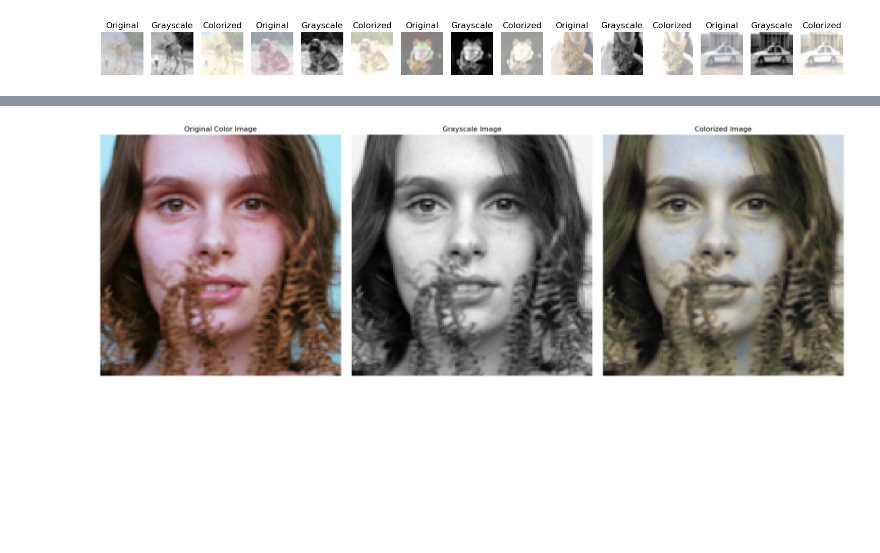
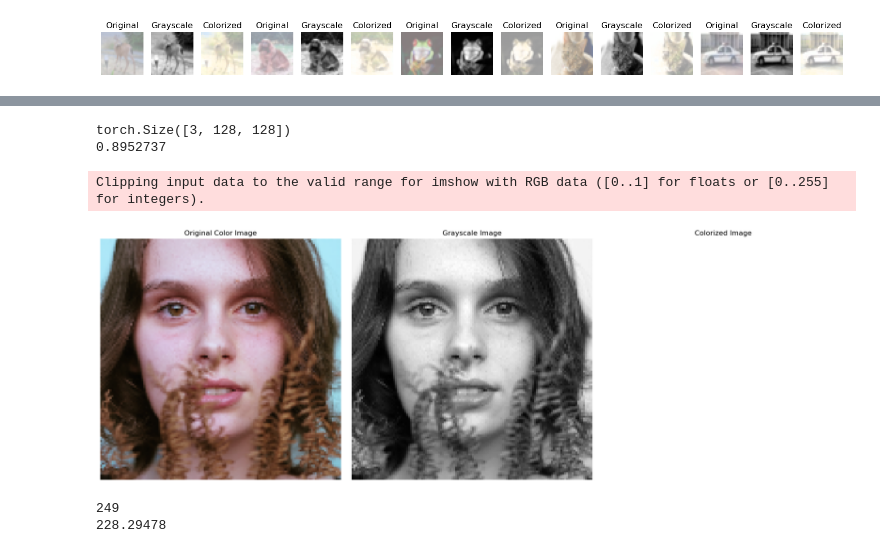
Before and after one commit to Markomrnkvc/Image_colorization, a Jupyter notebook: Image_colorization_notebook/colorization_prototype_notebook.ipynb, the cells around one changed output, grey strips where cells are left out. Cells and saved outputs as stored; diff of their text form; code cells hidden in the pictures; blank space fills up the shorter version.

```diff
--- a/Image_colorization_notebook/colorization_prototype_notebook.ipynb
+++ b/Image_colorization_notebook/colorization_prototype_notebook.ipynb
@@ -567,0 +651,14 @@ colorized_img = transforms.ToPILImage()(colorized_tensor.squeeze(0))
+# %%
+# Apply the transformations
+img_tensor = transform(gray_img).unsqueeze(0)  # Add a batch dimension
+
+# Ensure the model is in evaluation mode
+model.eval()
+
+# Move the image tensor to the device where your model is (likely 'cuda' if using GPU)
+img_tensor = img_tensor.to(device)
+
+# Get the model's output
+with torch.no_grad():
+    colorized_tensor = model(img_tensor)
+    print(colorized_tensor)
@@ -568,26 +686,54 @@ colorized_img = transforms.ToPILImage()(colorized_tensor.squeeze(0))
+# %%
+# converting tansor to an array and then to lab colorspace
+
+#converting tensor to numpy array
+
+colorized_tensor = colorized_tensor.squeeze(0)
+print(colorized_tensor.shape)
+colorized_tensor = colorized_tensor.to("cpu")
+colorized_tensor = colorized_tensor.numpy()
+print(colorized_tensor.max())
+colorized_tensor = colorized_tensor*255
+#changing shape to fit cvtColor
+colorized_tensor = np.transpose(colorized_tensor, (1, 2, 0))
+colorized_img = colorized_tensor
+#colorized_img = cv.cvtColor(colorized_tensor, cv.COLOR_RGB2LAB)
+
+
+# Optionally, save the image
+#colorized_img.save("./horse_colorized.jpg")
+# %% [output]
+torch.Size([3, 128, 128])
+0.8952737
 # %%
 # Plotting the original, grayscale, and colorized images side-by-side
 fig, ax = plt.subplots(1, 3, figsize=(18, 6))  # Create a figure with 1 row and 3 columns
 
 # Display original color image
-ax[0].imshow(img)
+ax[0].imshow(cv.cvtColor(img, cv.COLOR_BGR2RGB))
 ax[0].set_title("Original Color Image")
 ax[0].axis('off')  # Hide axes
 
 # Display grayscale image
 ax[1].imshow(gray_img, cmap='gray')  # Since it's grayscale, use cmap='gray'
 ax[1].set_title("Grayscale Image")
 ax[1].axis('off')  # Hide axes
 
 # Display colorized image
-ax[2].imshow(colorized_img)
+ax[2].imshow(cv.cvtColor(colorized_img, cv.COLOR_BGR2RGB))
 ax[2].set_title("Colorized Image")
 ax[2].axis('off')  # Hide axes
 
 plt.tight_layout()  # Adjust spacing
 plt.show()
+
+print(img.max())
+print(colorized_img.max())
 # %% [output]
+Clipping input data to the valid range for imshow with RGB data ([0..1] for floats or [0..255] for integers).
-[figure, old version]
+[figure, new version]
+249
+228.29478
 # %%
 import torch
 import matplotlib.pyplot as plt
```
Also changed, not shown: parts of 15 cells of this notebook, 1 other file.
